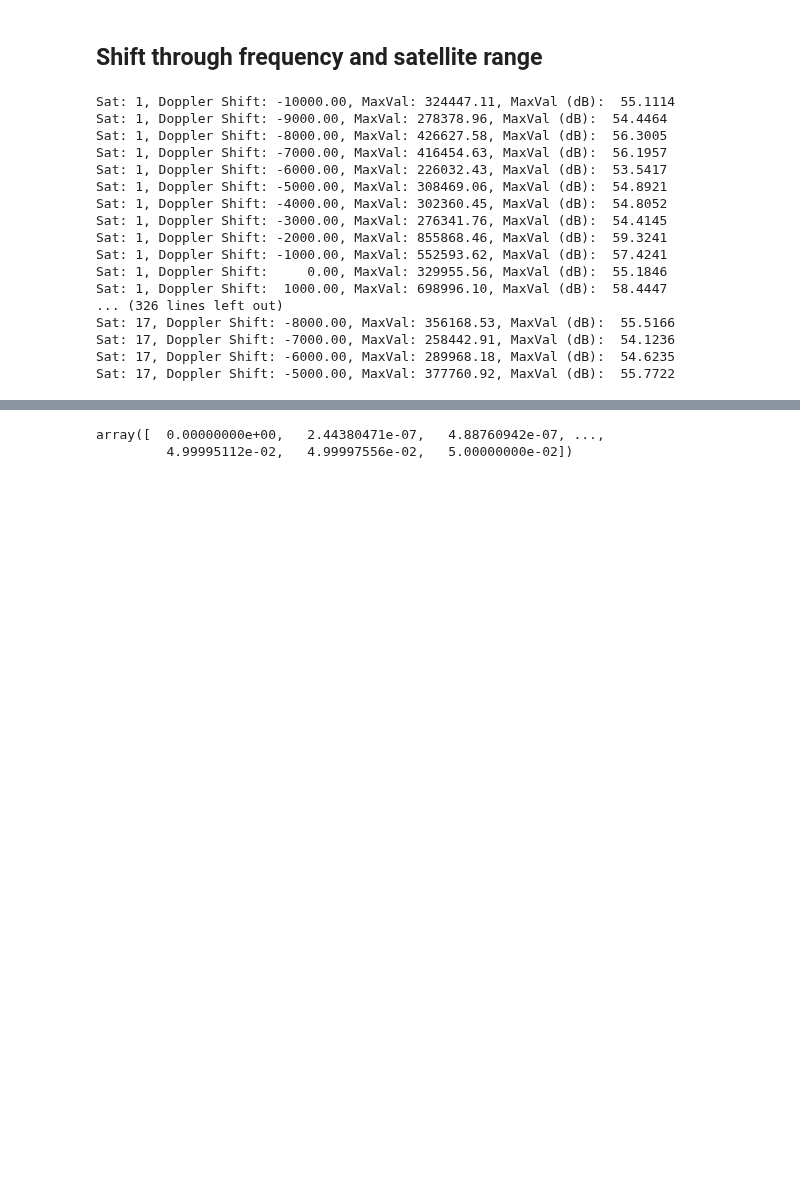
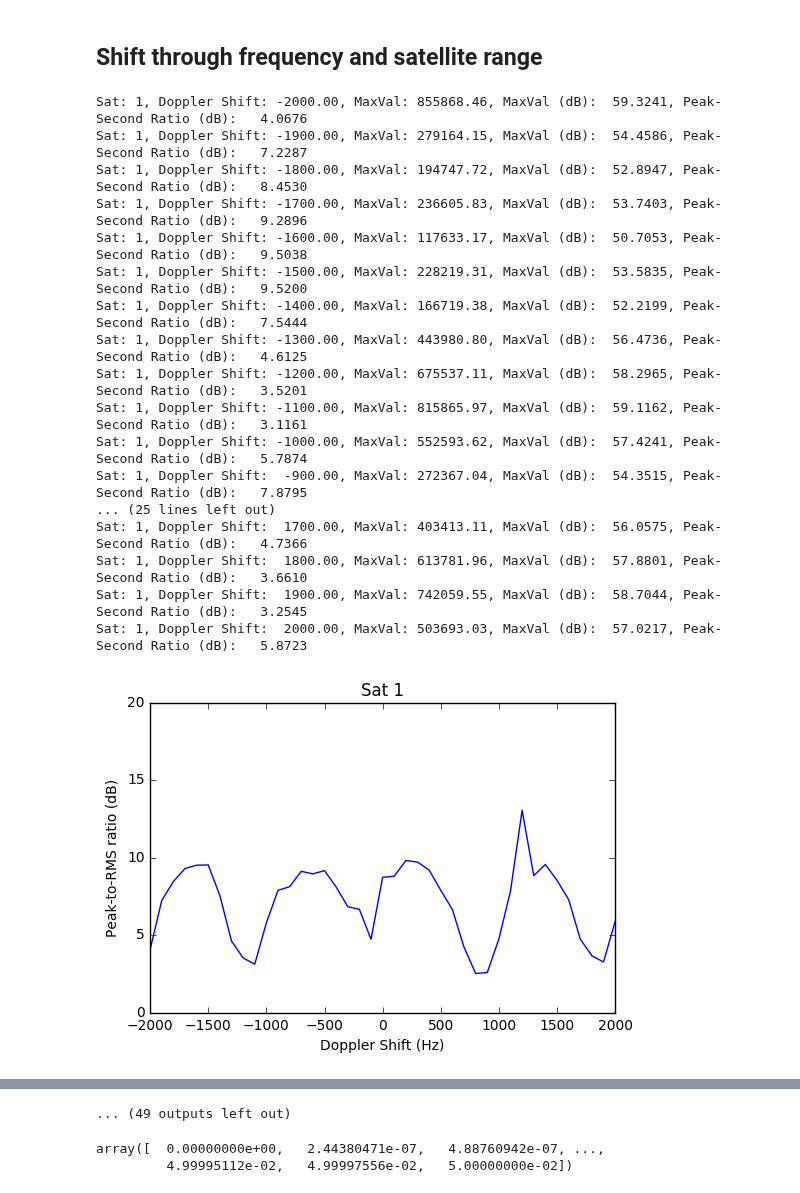
Before and after one commit to psas/gps, a Jupyter notebook: notebooks/Acquisition.ipynb, the cells around one changed output, grey strips where cells are left out. Saved outputs shown, nothing was run; the diff lists cells and outputs as text; code cells hidden in the pictures; blank space fills up the shorter version.

Commit message:
Working acquistion code phase search + plots!

```diff
--- a/notebooks/Acquisition.ipynb
+++ b/notebooks/Acquisition.ipynb
@@ -345,9 +339,9 @@ plt.show()
 ## Shift through frequency and satellite range
 # %%
 # Choose what frequencies and satellites to increment over
-StartingFrequencyShift = -10*10**3
-EndingFrequencyShift = 10*10**3
-FrequencyShiftIncrement = 1*10**3
+StartingFrequencyShift = -2*10**3
+EndingFrequencyShift = 2*10**3
+FrequencyShiftIncrement = 100
 FrequencyList = range(StartingFrequencyShift,EndingFrequencyShift + FrequencyShiftIncrement,FrequencyShiftIncrement)
 
 StartingSatellite = 1
@@ -359,7 +353,7 @@ SatelliteList = range(StartingSatellite, EndingSatellite + 1)
 sat = [(1,5),(2,6),(3,7),(4,8),(0,8),(1,5),(0,7),(1,8),(2,9),(1,2),(2,3),(4,5),(5,6),(6,7),(7,8),(8,9),(0,3),(1,4),(2,5),(3,6),(4,7),(5,8),(0,2),(3,5),(4,6),(5,7),(6,8),(7,9),(0,5),(1,6),(2,7),(3,8),(4,9),(3,9),(0,6),(1,7),(3,9)]
 
 # Create array to store max values, freq ranges, per satellite
-SatMax = np.zeros((len(SatelliteList),len(FrequencyList),3))
+SatMax = np.zeros((len(SatelliteList),len(FrequencyList),4))
 
 satInd = 0
 # Loop through selected satellites
@@ -384,49 +378,69 @@ for curSat in SatelliteList:
     Codefft = np.fft.fft(CACodeSampled,nfft)
     GCConj = np.conjugate(Codefft)
 
     freqInd = 0
     # Loop through all frequencies
     for curFreq in FrequencyList:
         # Initialize complex array
         CDataShifted = np.zeros(len(data.CData), dtype=np.complex)
 
         # Shift frequency using complex exponential
         CDataShifted = data.CData*np.exp(1j*2*np.pi*curFreq*t)
 
         fftCDataShifted = np.fft.fft(CDataShifted,nfft)
 
         result = np.fft.ifft(GCConj * fftCDataShifted,nfft)
 
         resultSQ = np.abs(result) ** 2
         resultSQ = np.real(resultSQ)
         maxAbsSquared = np.max(resultSQ)
 
-        resultLog = 10*np.log10(resultSQ)
+        rmsPowerdB = 10*np.log10(np.mean(resultSQ))
+
+        resultLog= 10*np.log10(resultSQ)
+
         maxdB = np.max(resultLog)
 
-        print("Sat: %d, Doppler Shift: %8.2f, MaxVal: %8.2f, MaxVal (dB): %8.4f" %(curSat,curFreq, maxAbsSquared, maxdB))
 
         # Store results in array
         SatMax[satInd,freqInd,0] = maxAbsSquared
         SatMax[satInd,freqInd,1] = maxdB
         SatMax[satInd,freqInd,2] = np.real(np.sum(resultLog))
+        SatMax[satInd,freqInd,3] = maxdB - rmsPowerdB
+
+        print("Sat: %d, Doppler Shift: %8.2f, MaxVal: %8.2f, MaxVal (dB): %8.4f, Peak-Second Ratio (dB): %8.4f" %(curSat,curFreq, maxAbsSquared, maxdB, maxdB - rmsPowerdB))
+
         freqInd = freqInd + 1
+
+    plt.figure()
+
+    plt.plot(FrequencyList, SatMax[satInd, :, 3])
+    plt.ylim((0,20))
+    plt.xlabel('Doppler Shift (Hz)')
+    plt.ylabel('Peak-to-RMS ratio (dB)')
+    plt.title("Sat %d"%curSat)
+    plt.show()
+
     satInd = satInd+1
+
+maxAbsSquared
+secondMax
 # %% [output]
-Sat: 1, Doppler Shift: -10000.00, MaxVal: 324447.11, MaxVal (dB):  55.1114
-Sat: 1, Doppler Shift: -9000.00, MaxVal: 278378.96, MaxVal (dB):  54.4464
-Sat: 1, Doppler Shift: -8000.00, MaxVal: 426627.58, MaxVal (dB):  56.3005
-Sat: 1, Doppler Shift: -7000.00, MaxVal: 416454.63, MaxVal (dB):  56.1957
-Sat: 1, Doppler Shift: -6000.00, MaxVal: 226032.43, MaxVal (dB):  53.5417
-Sat: 1, Doppler Shift: -5000.00, MaxVal: 308469.06, MaxVal (dB):  54.8921
-Sat: 1, Doppler Shift: -4000.00, MaxVal: 302360.45, MaxVal (dB):  54.8052
-Sat: 1, Doppler Shift: -3000.00, MaxVal: 276341.76, MaxVal (dB):  54.4145
-Sat: 1, Doppler Shift: -2000.00, MaxVal: 855868.46, MaxVal (dB):  59.3241
-Sat: 1, Doppler Shift: -1000.00, MaxVal: 552593.62, MaxVal (dB):  57.4241
-Sat: 1, Doppler Shift:     0.00, MaxVal: 329955.56, MaxVal (dB):  55.1846
-Sat: 1, Doppler Shift:  1000.00, MaxVal: 698996.10, MaxVal (dB):  58.4447
-... (326 lines left out)
-Sat: 17, Doppler Shift: -8000.00, MaxVal: 356168.53, MaxVal (dB):  55.5166
-Sat: 17, Doppler Shift: -7000.00, MaxVal: 258442.91, MaxVal (dB):  54.1236
-Sat: 17, Doppler Shift: -6000.00, MaxVal: 289968.18, MaxVal (dB):  54.6235
-Sat: 17, Doppler Shift: -5000.00, MaxVal: 377760.92, MaxVal (dB):  55.7722
+Sat: 1, Doppler Shift: -2000.00, MaxVal: 855868.46, MaxVal (dB):  59.3241, Peak-Second Ratio (dB):   4.0676
+Sat: 1, Doppler Shift: -1900.00, MaxVal: 279164.15, MaxVal (dB):  54.4586, Peak-Second Ratio (dB):   7.2287
+Sat: 1, Doppler Shift: -1800.00, MaxVal: 194747.72, MaxVal (dB):  52.8947, Peak-Second Ratio (dB):   8.4530
+Sat: 1, Doppler Shift: -1700.00, MaxVal: 236605.83, MaxVal (dB):  53.7403, Peak-Second Ratio (dB):   9.2896
+Sat: 1, Doppler Shift: -1600.00, MaxVal: 117633.17, MaxVal (dB):  50.7053, Peak-Second Ratio (dB):   9.5038
+Sat: 1, Doppler Shift: -1500.00, MaxVal: 228219.31, MaxVal (dB):  53.5835, Peak-Second Ratio (dB):   9.5200
+Sat: 1, Doppler Shift: -1400.00, MaxVal: 166719.38, MaxVal (dB):  52.2199, Peak-Second Ratio (dB):   7.5444
+Sat: 1, Doppler Shift: -1300.00, MaxVal: 443980.80, MaxVal (dB):  56.4736, Peak-Second Ratio (dB):   4.6125
+Sat: 1, Doppler Shift: -1200.00, MaxVal: 675537.11, MaxVal (dB):  58.2965, Peak-Second Ratio (dB):   3.5201
+Sat: 1, Doppler Shift: -1100.00, MaxVal: 815865.97, MaxVal (dB):  59.1162, Peak-Second Ratio (dB):   3.1161
+Sat: 1, Doppler Shift: -1000.00, MaxVal: 552593.62, MaxVal (dB):  57.4241, Peak-Second Ratio (dB):   5.7874
+Sat: 1, Doppler Shift:  -900.00, MaxVal: 272367.04, MaxVal (dB):  54.3515, Peak-Second Ratio (dB):   7.8795
+... (25 lines left out)
+Sat: 1, Doppler Shift:  1700.00, MaxVal: 403413.11, MaxVal (dB):  56.0575, Peak-Second Ratio (dB):   4.7366
+Sat: 1, Doppler Shift:  1800.00, MaxVal: 613781.96, MaxVal (dB):  57.8801, Peak-Second Ratio (dB):   3.6610
+Sat: 1, Doppler Shift:  1900.00, MaxVal: 742059.55, MaxVal (dB):  58.7044, Peak-Second Ratio (dB):   3.2545
+Sat: 1, Doppler Shift:  2000.00, MaxVal: 503693.03, MaxVal (dB):  57.0217, Peak-Second Ratio (dB):   5.8723
+[figure, added]
@@ -434,3 +537,4 @@ KeyboardInterrupt:
+... (49 outputs left out)
 # %%
 print(np.argmax(SatMax[0,:,0]))
 print(FrequencyList[np.argmax(SatMax[0,:,0])])
```
Also changed, not shown: parts of 8 cells of this notebook.
